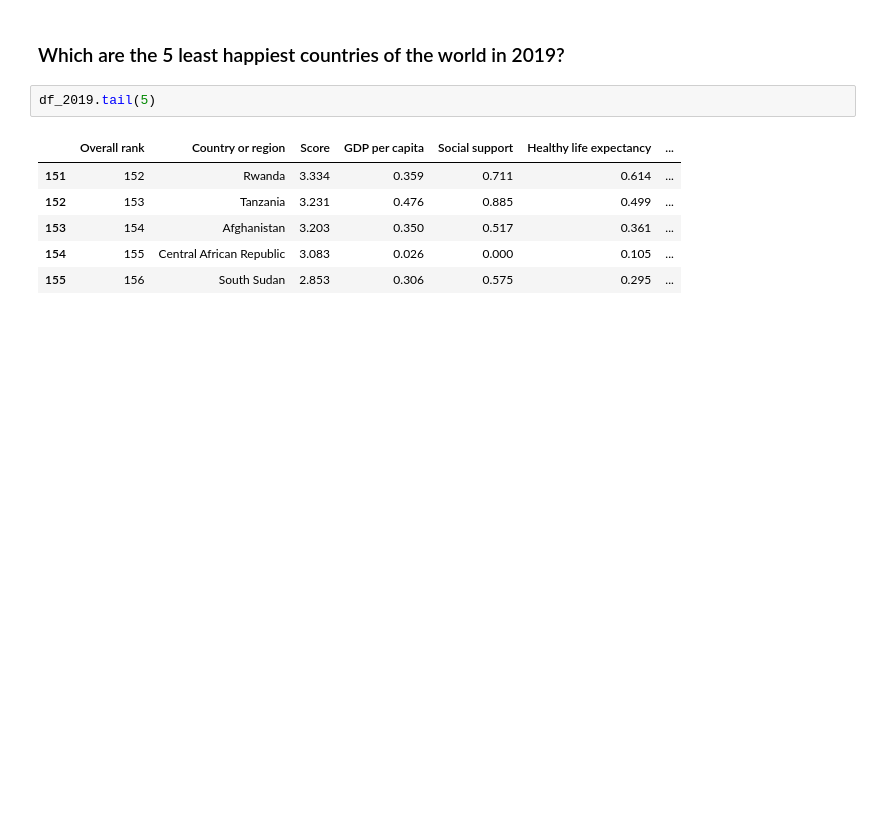
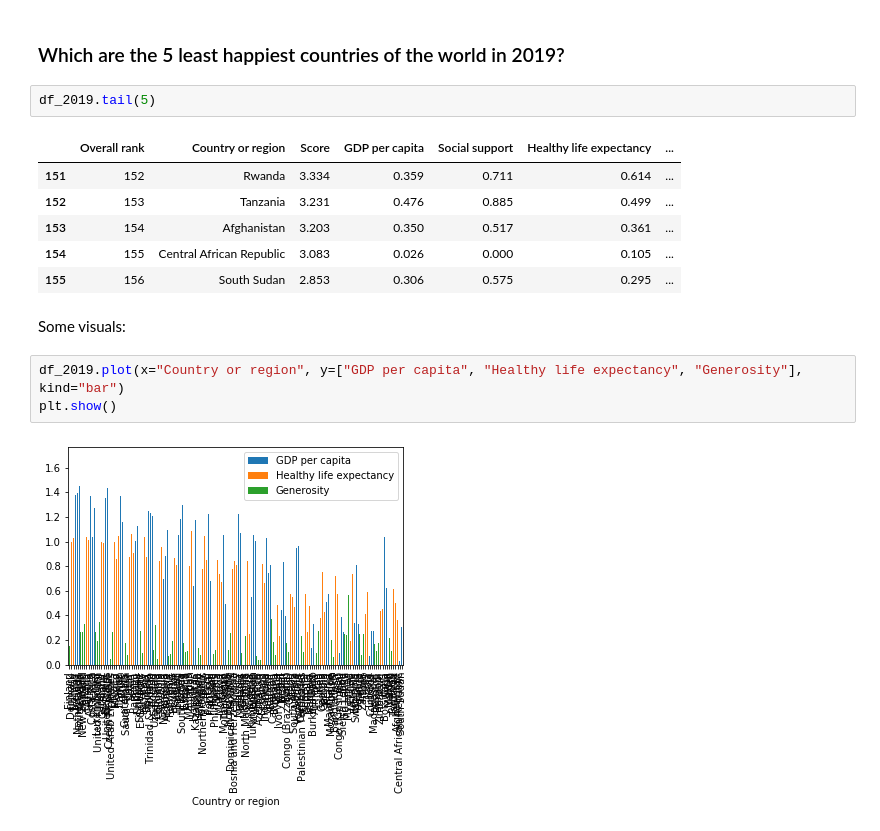
Before and after one commit to write2sushma/Capstone-14, a Jupyter notebook: happiness_report.ipynb, the cells around one changed output. Cells and saved outputs as stored; diff of their text form; blank space fills up the shorter version.

Commit message:
added graph

```diff
--- a/happiness_report.ipynb
+++ b/happiness_report.ipynb
@@ -111,3 +110,10 @@ df_2019.tail(5)
 | 153 | 154 | Afghanistan | 3.203 | 0.350 | 0.517 | 0.361 | ... |
 | 154 | 155 | Central African Republic | 3.083 | 0.026 | 0.000 | 0.105 | ... |
 | 155 | 156 | South Sudan | 2.853 | 0.306 | 0.575 | 0.295 | ... |
+# %% [markdown]
+Some visuals:
+# %%
+df_2019.plot(x="Country or region", y=["GDP per capita", "Healthy life expectancy", "Generosity"], kind="bar")
+plt.show()
+# %% [output]
+[figure, added]
```
Also changed, not shown: parts of 2 cells of this notebook.
